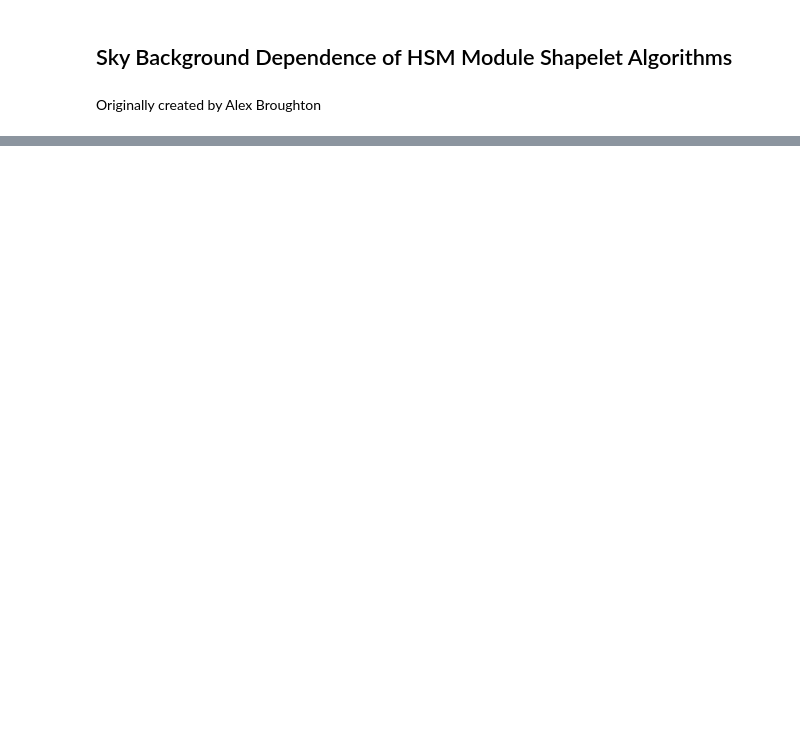
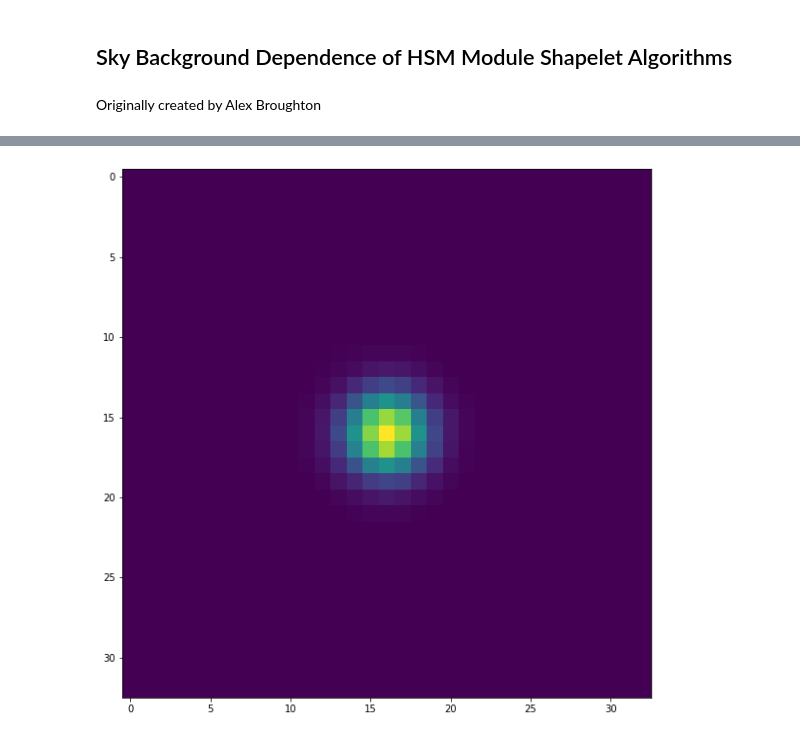
Before and after one commit to Alex-Broughton/run5, a Jupyter notebook: BF/notebooks/Galsim-BF-SkyBackgroundAnalysis.ipynb, the cells around one changed output, grey strips where cells are left out. Saved outputs shown, nothing was run; the diff lists cells and outputs as text; code cells hidden in the pictures; blank space fills up the shorter version.

```diff
--- a/BF/notebooks/Galsim-BF-SkyBackgroundAnalysis.ipynb
+++ b/BF/notebooks/Galsim-BF-SkyBackgroundAnalysis.ipynb
@@ -28,4 +28,27 @@ def calc2ndMom(results):
     Ixy = e2 * (sigma_ave**2)
 
     return Ixx, Iyy, Ixy
+# %%
+# 0.2 arsec / 10um pixel
+pixscale = 0.2/10.e-6
+dprof = galsim.Gaussian(fwhm=40.0e-6*pixscale)
+
+# Create a flat spectral energy density profile
+sed = galsim.SED('wave**1.0',wave_type="nm", flux_type="1")
+
+# Define the galaxy profile (returns instance of ChromaticObject)
+chromatic_obj = dprof * sed
+
+# Select a single wavelength in nm (returns instance of GSObject)
+prof = chromatic_obj.evaluateAtWavelength(450.0).withFlux(1.0e5)
+
+blank_image = galsim.Image(33,33,scale=0.2,xmin=0,ymin=0,dtype=np.float64)
+star_image = prof.drawImage(image=blank_image, scale=0.2, exptime=1, method="phot", save_photons=True)
+
+plt.figure(figsize=(10,10))
+plt.imshow(star_image.array)
+results = star_image.FindAdaptiveMom()
+IXX_0, IYY_0, IXY_0 = calc2ndMom(results)
+# %% [output]
+[figure, added]
 # %%
```
Also changed, not shown: parts of 21 cells of this notebook, 22 other files.
